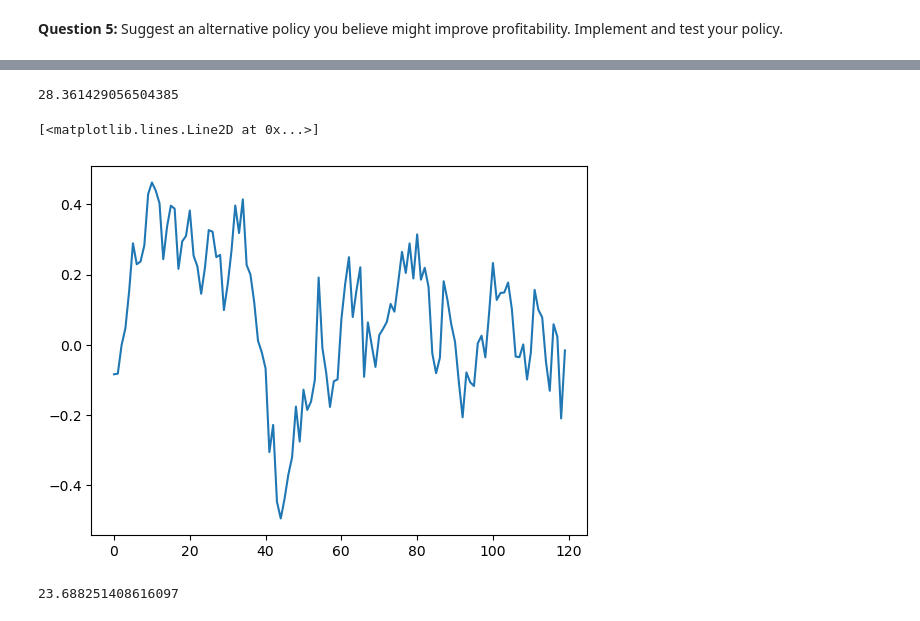
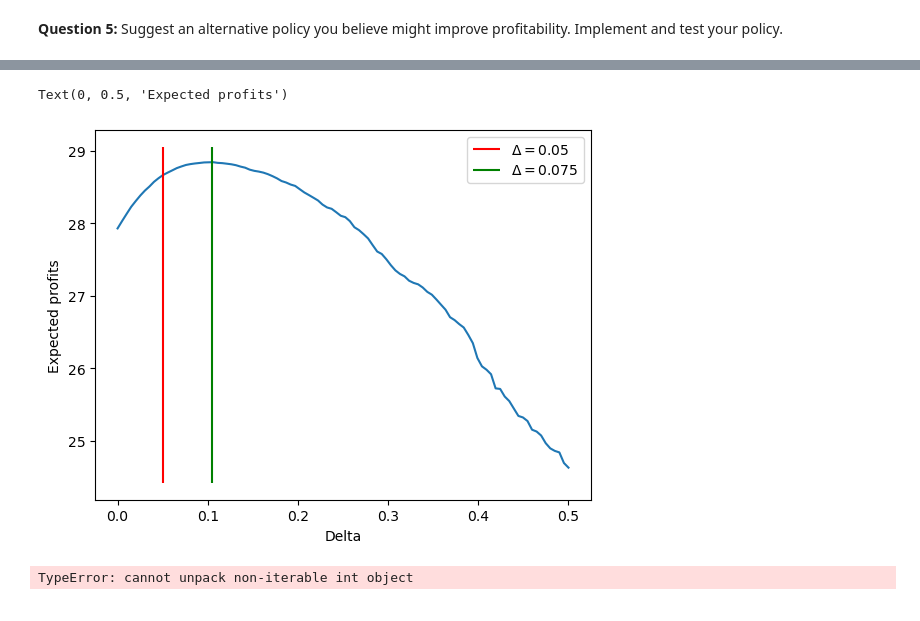
Before and after one commit to NumEconCopenhagen/projects-2023-scb, a Jupyter notebook: exam/Q2_kjt_v2.ipynb, the cells around one changed output, grey strips where cells are left out. Saved outputs shown, nothing was run; the diff lists cells and outputs as text; code cells hidden in the pictures.

```diff
--- a/exam/Q2_kjt_v2.ipynb
+++ b/exam/Q2_kjt_v2.ipynb
@@ -273,0 +362,25 @@ def sim_ell_guess(par):
+# %%
+par.K = 1000
+def obj_new(Delta, par):
+    """
+    Objective function used for optimizing choice Delta
+    Returns:
+    - negative of expected profits function
+    """
+    np.random.seed(1234)
+    par.Delta = Delta
+    return -1*big_H_new(par)
+def sol_Delta_new(par):
+    """
+    Calculates optimal Delta
+    Parameters:
+    - par: SimpleNamespace with model parameters
+    """
+    x0 = [0.1]
+    res = optimize.minimize(obj_new, args=(par), x0=x0, method='nelder-mead')
+    return res
+# %%
+par.K = 200
+par.dont_fire = 2
+optimalDelta = sol_Delta_new(par)
+print(f"The optimal solution is {optimalDelta.x[0]:.3f}")
@@ -274,12 +405,29 @@ def sim_ell_guess(par):
+# %%
+from tqdm import tqdm
+par.K = 100
+H = np.empty(100)
+Delta = np.linspace(0,0.5,100)
+for i, d in tqdm(enumerate(Delta)):
+    par.Delta = d
+    np.random.seed(1234)
+    H[i] = big_H_new(par)
+# %%
+fig, ax = plt.subplots(1,1)
+ax.plot(Delta, H)
+ymin = ax.get_ylim()[0]
+ymax = ax.get_ylim()[1]
+# Add a vertical line at x=3 aligned with the top and bottom of the figure
+ax.vlines(x=0.05, ymin=ymin, ymax=ymax, color='r', label="$\Delta = 0.05$")
+ax.vlines(x=0.105, ymin=ymin, ymax=ymax, color='g', label="$\Delta = 0.075$")
+ax.legend()
+ax.set_xlabel('Delta')
+ax.set_ylabel('Expected profits')
+# %% [output]
+Text(0, 0.5, 'Expected profits')
+[figure, added]
 # %%
-a = sim_ell_guess(par)
-print(a)
+a, b = 2
+
+print(a,b)
 # %% [output]
-28.361429056504385
+TypeError: cannot unpack non-iterable int object
-# %%
-par.rho = 0.9
-shocks = kappa_series(par)
-plt.plot(np.log(shocks))
-# %% [output]
-[<matplotlib.lines.Line2D at 0x...>]
-[figure, removed]
@@ -295,4 +433,0 @@ guess_profits = sim_ell_guess_k_times(par)
-# %%
-guess_profits
-# %% [output]
-23.688251408616097
```
Also changed, not shown: parts of 29 cells of this notebook.
